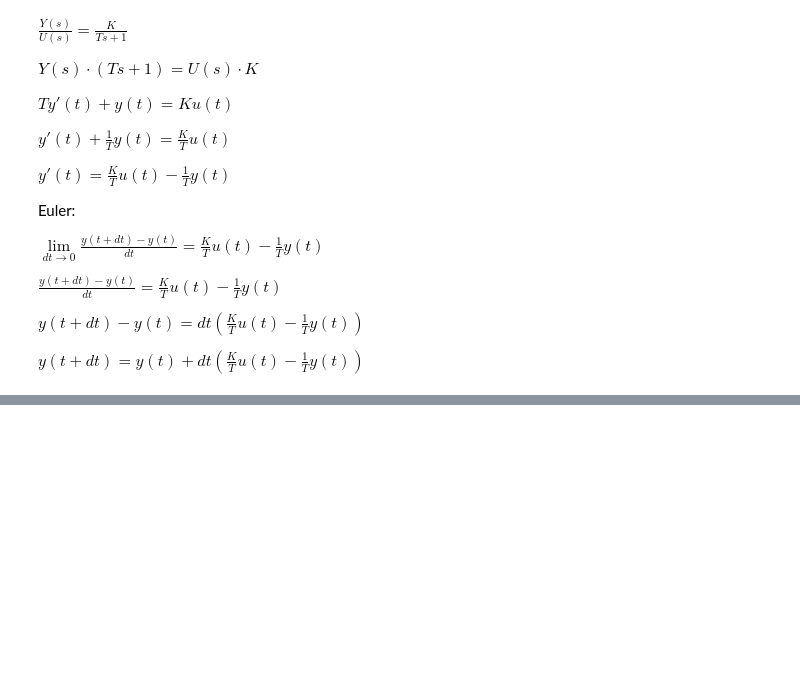
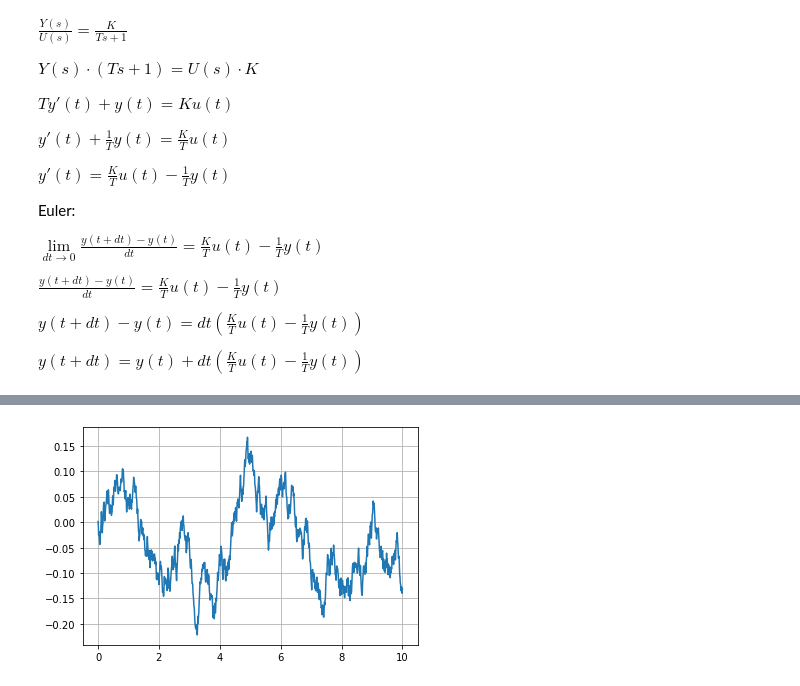
Before and after one commit to hrbolek/learning, a Jupyter notebook: itsystems/neural.ipynb, the cells around one changed output, grey strips where cells are left out. Saved outputs shown, nothing was run; the diff lists cells and outputs as text; code cells hidden in the pictures; blank space fills up the shorter version.

```diff
--- a/itsystems/neural.ipynb
+++ b/itsystems/neural.ipynb
@@ -51,4 +94,9 @@ def createTimeGenerator(T0, deltaTime):
 # %%
-def u(gen):
-  for item in gen:
-    yield 1
+def createStep(stepTime):
+  def u(gen):
+    for (time, value) in gen:
+      if (time < stepTime):
+        yield (time, 0)
+      else:
+        yield (time, 1)
+  return u
@@ -57,0 +103,35 @@ y =
+# %%
+from random import random as rnd
+from random import seed
+def createRandomSignal(startValue, stepValue):
+  def u(gen):
+    currentValue = startValue
+    for (time, value) in gen:
+      r = 2 * rnd() - 1
+      yield time, stepValue * r
+  return u
+# %%
+deltaTime = 0.01
+endTime = 20
+
+system = connect(
+#    createStep(stepTime = 1),
+    createRandomSignal(10, 1),
+    createFilter1Order(2, 1, deltaTime)
+)
+
+timeFunc = createTimeGenerator(startTime = 0, deltaTime = deltaTime, endTime = 10)
+output = system(timeFunc())
+t = []
+y = []
+cnt = 1000
+#print(next(timeFunc()))
+seed(30)
+for time, value in output:
+  t.append(time)
+  y.append(value)
+
+plt.plot(t, y)
+plt.grid(which='both')
+# %% [output]
+[figure, added]
```
Also changed, not shown: parts of 12 cells of this notebook.
